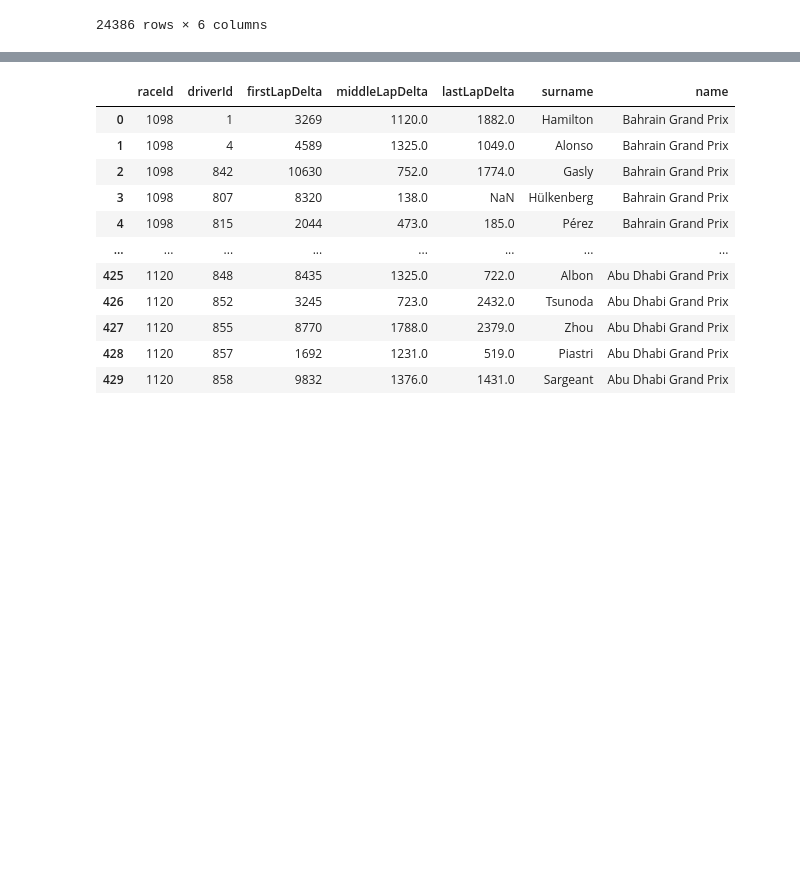
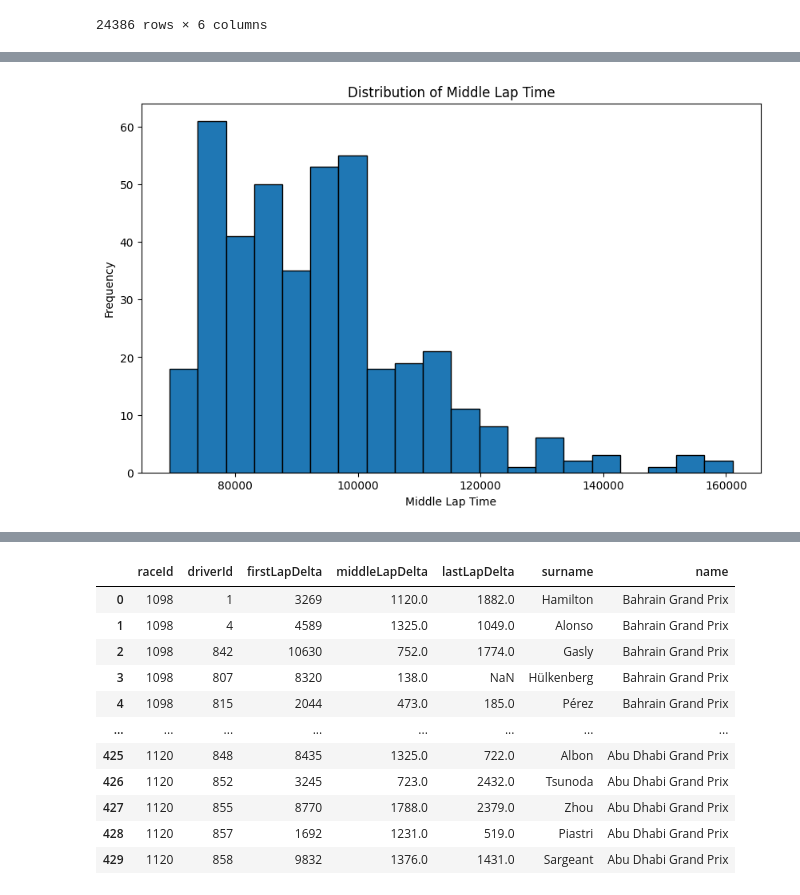
Before and after one commit to MichaelAngeloTheFirst/Formula1-Dataset-Exploration, a Jupyter notebook: f1_times.ipynb, the cells around one changed output, grey strips where cells are left out. Cells and saved outputs as stored; diff of their text form; code cells hidden in the pictures; blank space fills up the shorter version.

```diff
--- a/f1_times.ipynb
+++ b/f1_times.ipynb
@@ -115,0 +149,9 @@ display(results_df)
+# %%
+plt.figure(figsize=(10, 6))
+plt.hist(times_normalized['middleLapMilliseconds'], bins=20, edgecolor='black')
+plt.xlabel('Middle Lap Time')
+plt.ylabel('Frequency')
+plt.title('Distribution of Middle Lap Time')
+plt.show()
+# %% [output]
+[figure, added]
```
Also changed, not shown: parts of 14 cells of this notebook.
